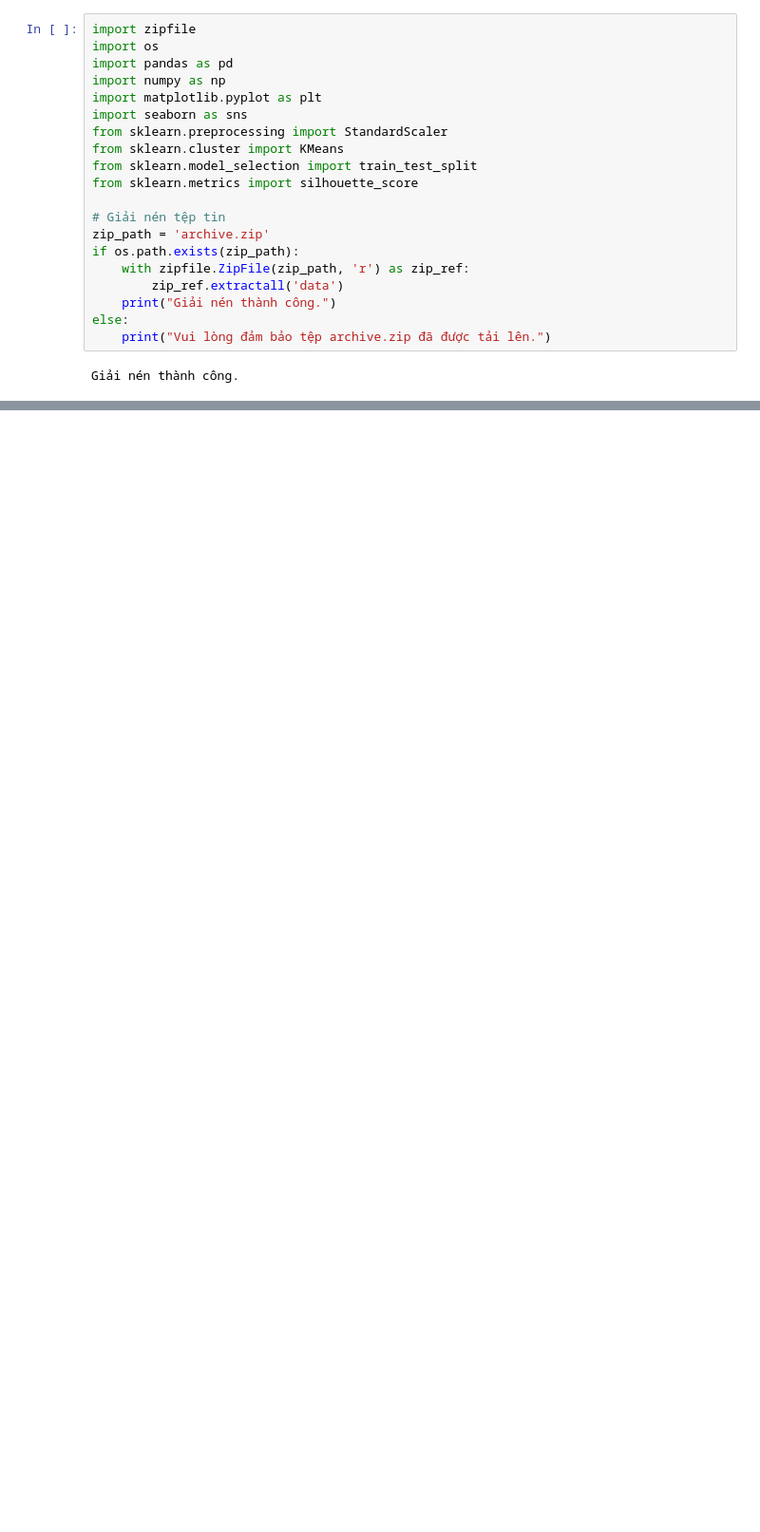
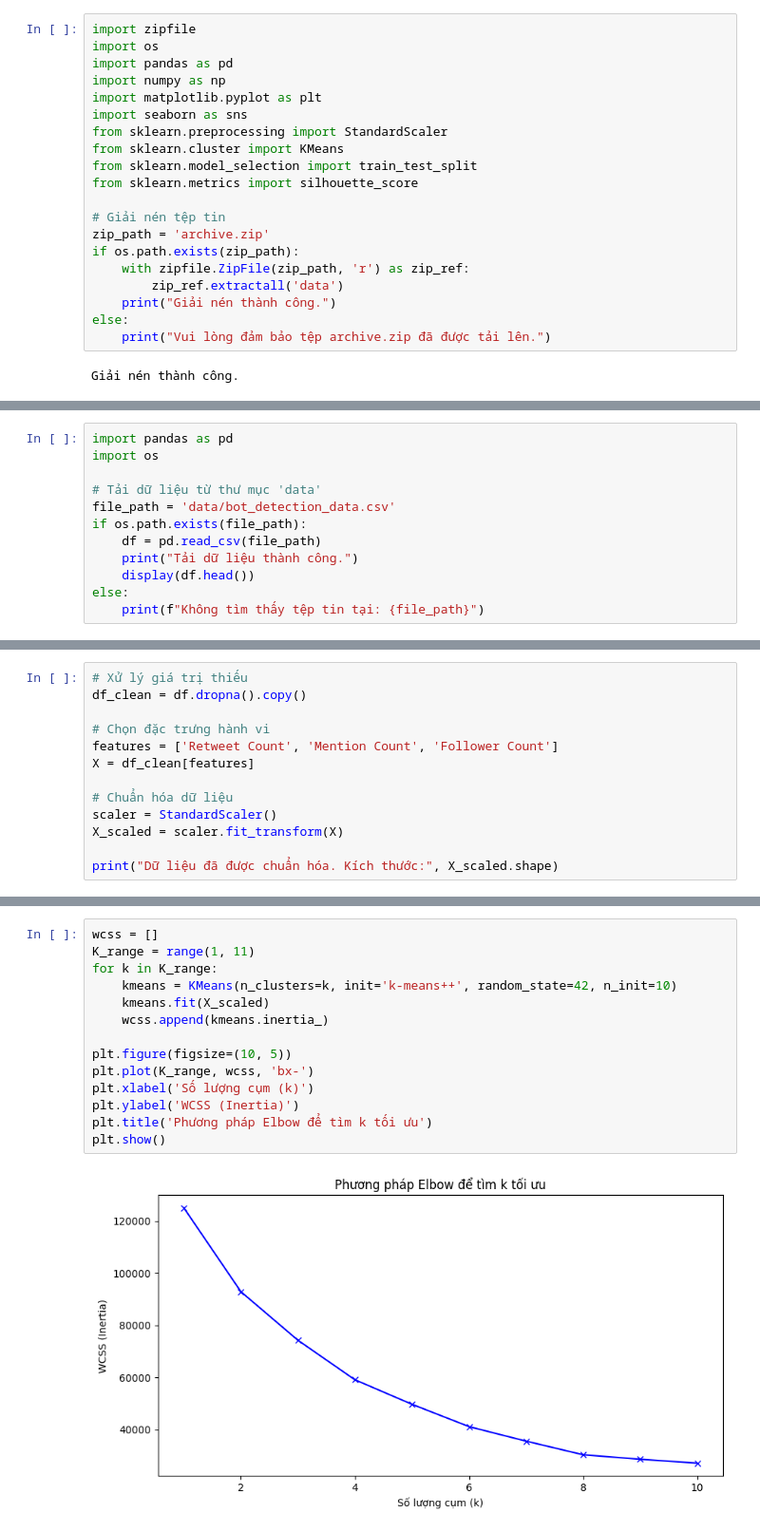
Before and after one commit to true-cpu/DoAnKPDL, a Jupyter notebook: DOANKPDL.ipynb, the cells around one changed output, grey strips where cells are left out. Shown at 95% size. Saved outputs shown, nothing was run; the diff lists cells and outputs as text; blank space fills up the shorter version.

Commit message:
Được tạo bằng Colab

```diff
--- a/DOANKPDL.ipynb
+++ b/DOANKPDL.ipynb
@@ -234,0 +25,12 @@ fig_final.show()
+# %%
+import pandas as pd
+import os
+
+# Tải dữ liệu từ thư mục 'data'
+file_path = 'data/bot_detection_data.csv'
+if os.path.exists(file_path):
+    df = pd.read_csv(file_path)
+    print("Tải dữ liệu thành công.")
+    display(df.head())
+else:
+    print(f"Không tìm thấy tệp tin tại: {file_path}")
@@ -234,0 +48,13 @@ fig_final.show()
+# %%
+# Xử lý giá trị thiếu
+df_clean = df.dropna().copy()
+
+# Chọn đặc trưng hành vi
+features = ['Retweet Count', 'Mention Count', 'Follower Count']
+X = df_clean[features]
+
+# Chuẩn hóa dữ liệu
+scaler = StandardScaler()
+X_scaled = scaler.fit_transform(X)
+
+print("Dữ liệu đã được chuẩn hóa. Kích thước:", X_scaled.shape)
@@ -234,0 +65,16 @@ fig_final.show()
+# %%
+wcss = []
+K_range = range(1, 11)
+for k in K_range:
+    kmeans = KMeans(n_clusters=k, init='k-means++', random_state=42, n_init=10)
+    kmeans.fit(X_scaled)
+    wcss.append(kmeans.inertia_)
+
+plt.figure(figsize=(10, 5))
+plt.plot(K_range, wcss, 'bx-')
+plt.xlabel('Số lượng cụm (k)')
+plt.ylabel('WCSS (Inertia)')
+plt.title('Phương pháp Elbow để tìm k tối ưu')
+plt.show()
+# %% [output]
+[figure, added]
```
Also changed, not shown: parts of 36 cells of this notebook.
